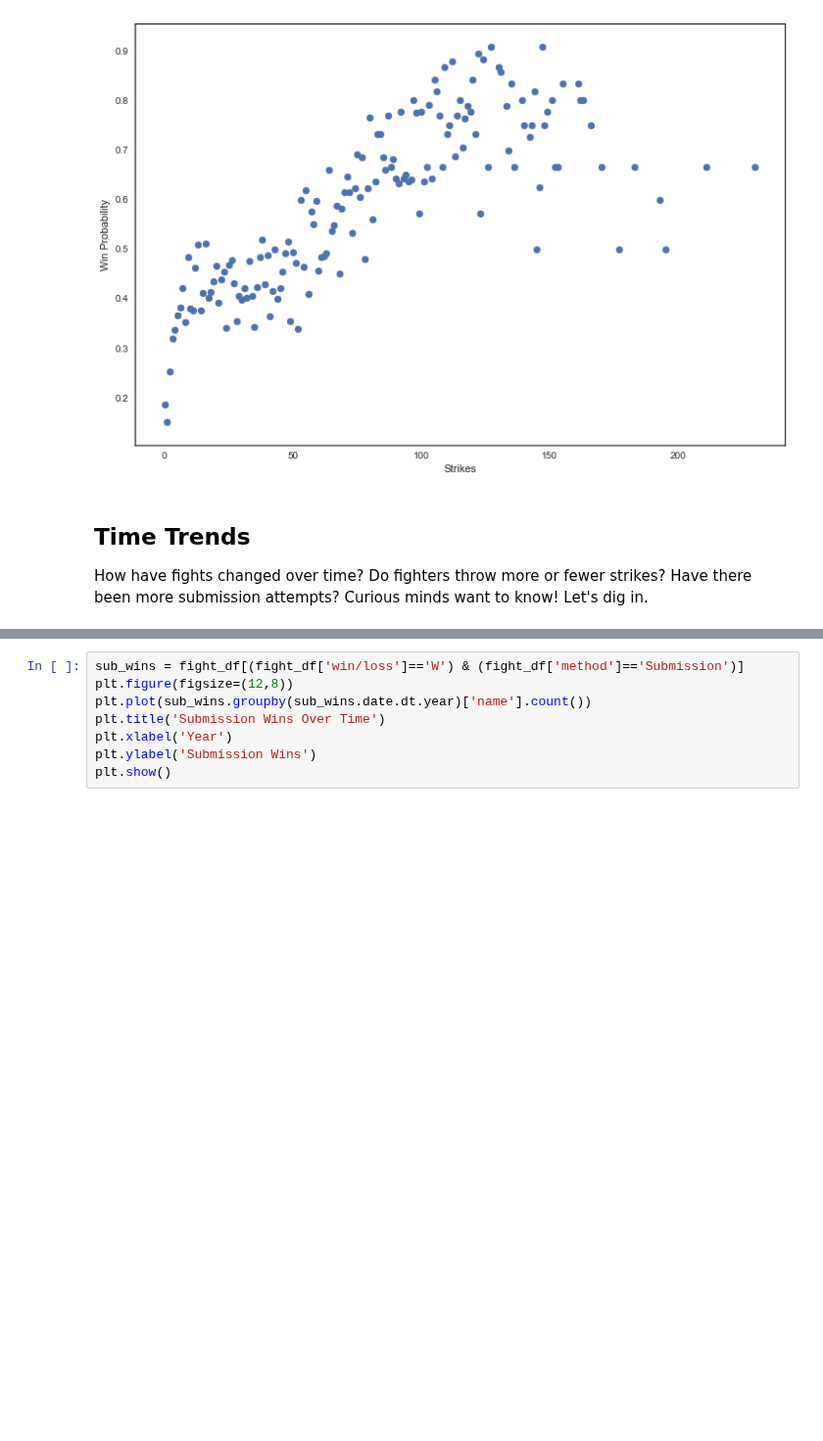
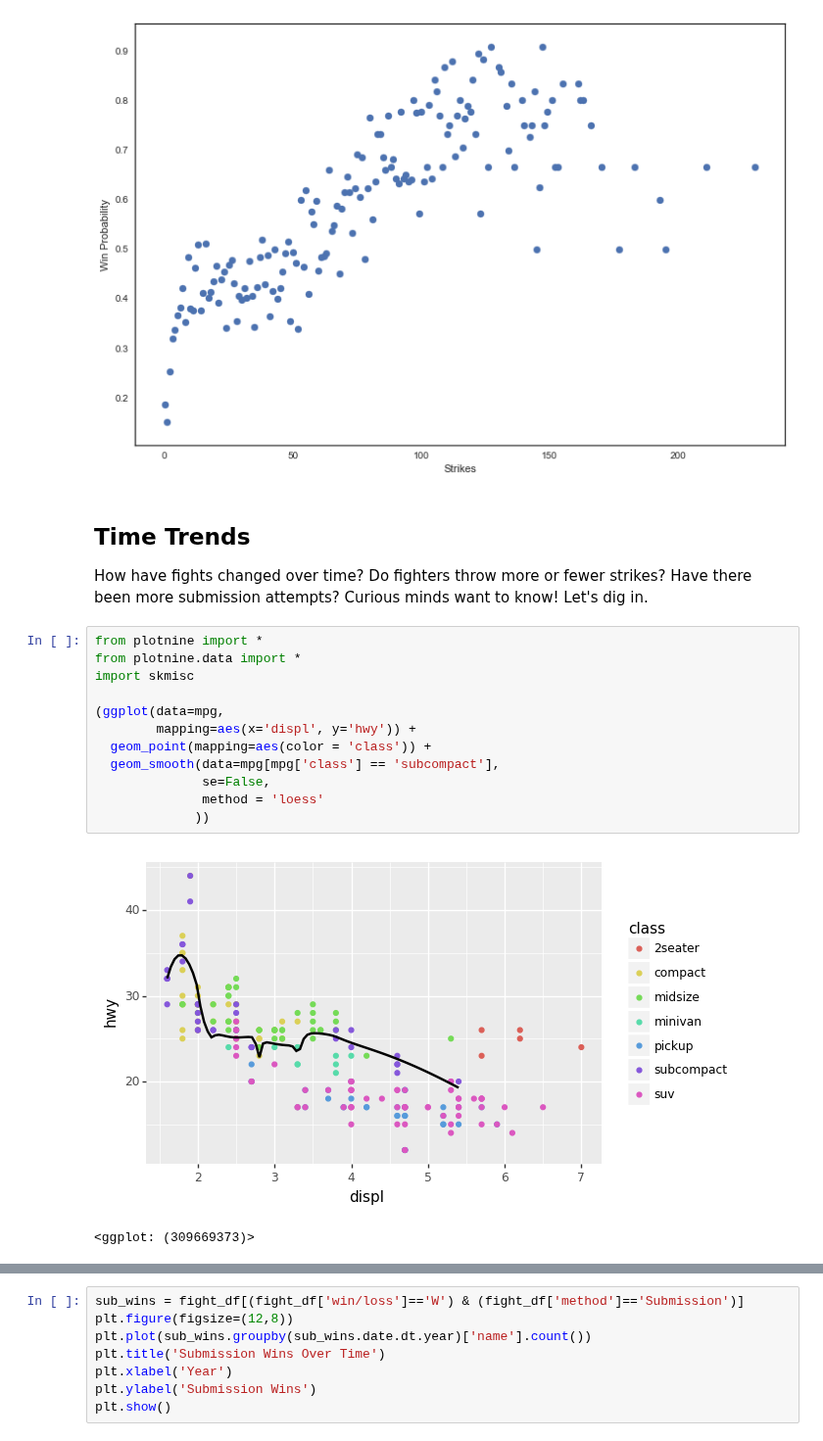
Before and after one commit to cfergusonlee/ufc_fight_analysis, a Jupyter notebook: ufc_analysis.ipynb, the cells around one changed output, grey strips where cells are left out. Shown at 98% size. Saved outputs shown, nothing was run; the diff lists cells and outputs as text; blank space fills up the shorter version.

```diff
--- a/ufc_analysis.ipynb
+++ b/ufc_analysis.ipynb
@@ -702,3 +694,18 @@ plt.show()
 ## Time Trends
 
 How have fights changed over time? Do fighters throw more or fewer strikes? Have there been more submission attempts? Curious minds want to know! Let's dig in.
+# %%
+from plotnine import *
+from plotnine.data import *
+import skmisc
+
+(ggplot(data=mpg,
+        mapping=aes(x='displ', y='hwy')) +
+  geom_point(mapping=aes(color = 'class')) +
+  geom_smooth(data=mpg[mpg['class'] == 'subcompact'],
+              se=False,
+              method = 'loess'
+             ))
+# %% [output]
+[figure, added]
+<ggplot: (309669373)>
```
Also changed, not shown: parts of 23 cells of this notebook, 2 other files.
